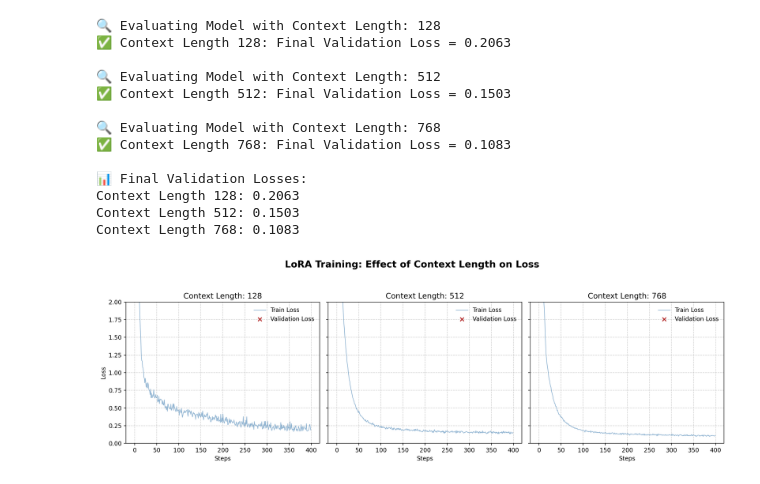
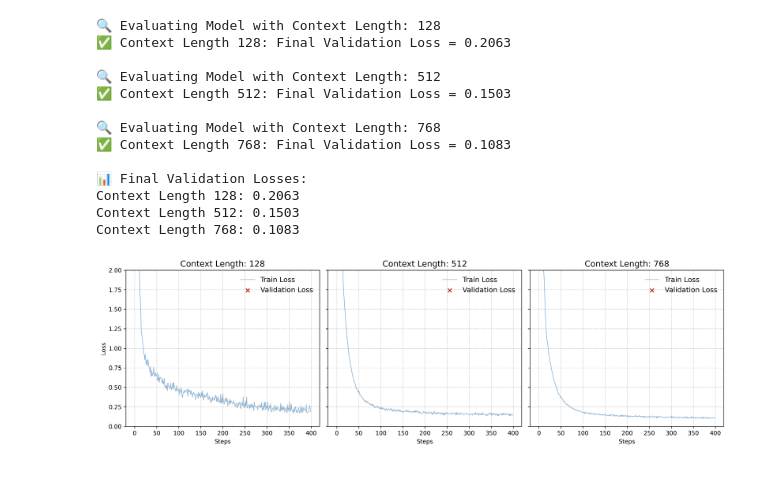
Before and after one commit to S-Nazem/M2_stuff, a Jupyter notebook: notebooks/CTX_Training.ipynb, the cells around one changed output. Saved outputs shown, nothing was run; the diff lists cells and outputs as text; code cells hidden in the pictures.

Commit message:
Finalising notebooks, added plots/csv, Added README+requirements

```diff
--- a/notebooks/CTX_Training.ipynb
+++ b/notebooks/CTX_Training.ipynb
@@ -197,36 +196,37 @@ Context Length 768: 0.1083
 import matplotlib.pyplot as plt
 import pandas as pd
 import numpy as np
 
-# ✅ Define Context Lengths
+# Define Context Lengths
 context_lengths = [128, 512, 768]
 
-fig, axes = plt.subplots(1, 3, figsize=(15, 5), dpi=200, sharey=True)
-fig.suptitle("LoRA Training: Effect of Context Length on Loss", fontsize=16, fontweight='bold')
+fig, axes = plt.subplots(1, 3, figsize=(15, 5), dpi=300, sharey=True)
+# fig.suptitle("LoRA Training: Effect of Context Length on Loss", fontsize=16, fontweight='bold')
 
 for i, ctx in enumerate(context_lengths):
     # Load losses
     train_losses = pd.read_csv(f"../csv/train_loss_ctx{ctx}.csv")["train_loss"].values
     val_losses = pd.read_csv(f"../csv/val_loss_ctx{ctx}.csv")["val_loss"].values
     val_steps = np.linspace(0, len(train_losses), len(val_losses))
 
     # Plot train loss
     axes[i].plot(train_losses, label="Train Loss", color="steelblue", linewidth=1, alpha=0.6)
 
     # Plot validation loss
     axes[i].scatter(val_steps, val_losses, label="Validation Loss", color="firebrick", marker="x", s=40)
 
     # Formatting
-    axes[i].set_title(f"Context Length: {ctx}", fontsize=13)
+    axes[i].set_title(f"Context Length: {ctx}", fontsize=14)
     axes[i].set_xlabel("Steps")
     axes[i].set_ylim(0, 2)
     axes[i].grid(True, linestyle='--', alpha=0.6)
-    axes[i].legend(frameon=False)
+    axes[i].legend(frameon=False, fontsize=12)
 
     if i == 0:
         axes[i].set_ylabel("Loss")
 
 plt.tight_layout(rect=[0, 0, 1, 0.93])
+plt.savefig("../plots/ctx_loss_final.png")
 plt.show()
 # %% [output]
-[figure, old version]
+[figure, new version]
```
Also changed, not shown: parts of 2 cells of this notebook, 58 other files.
